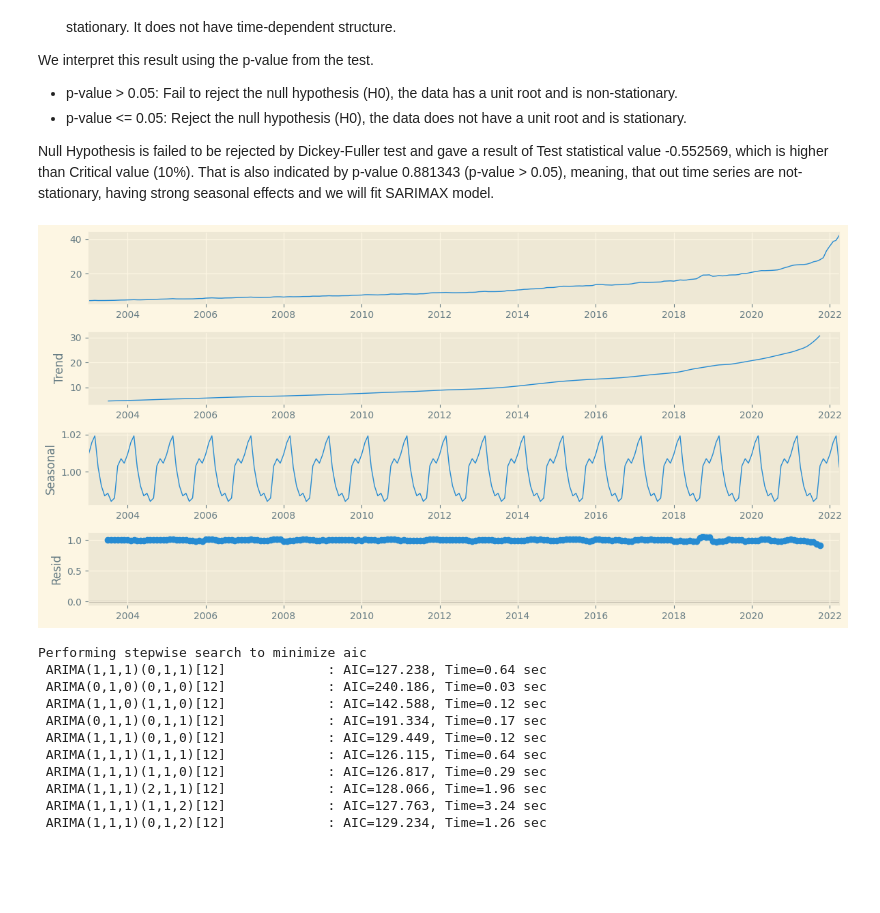
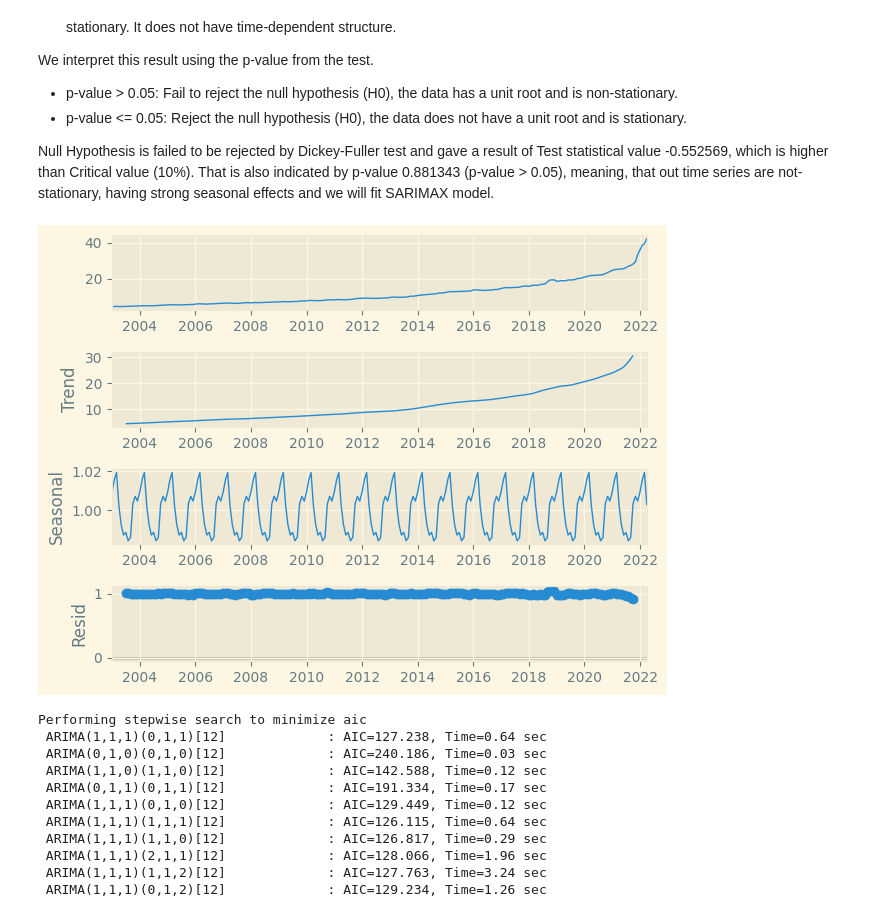
Before and after one commit to kayabo19/Average-Food-Price-Analysis, a Jupyter notebook: Final_Project.ipynb, the cells around one changed output. Saved outputs shown, nothing was run; the diff lists cells and outputs as text; code cells hidden in the pictures; blank space fills up the shorter version.

```diff
--- a/Final_Project.ipynb
+++ b/Final_Project.ipynb
@@ -96,7 +96,6 @@ df[pd.isnull(df['Value'])].count()
 df['Value']=df['Value'].astype(float)
 # %%
 # Resulting Plot
-rcParams['figure.figsize'] = 12, 6
 df.plot()
 plt.xlabel('Date')
 plt.ylabel('Price')
@@ -158,15 +157,15 @@ Null Hypothesis is failed to be rejected by Dickey-Fuller test and gave a result
 # %%
 from statsmodels.tsa.seasonal import seasonal_decompose
 result = seasonal_decompose(df, model='multiplicative')
 
 
-rcParams['figure.figsize'] = 12, 6
+
 plt.rc('lines', linewidth=1, color='r')
 
 fig = result.plot()
 #print(plt.style.available)
 # %% [output]
-[figure, old version]
+[figure, new version]
 # %%
 from pmdarima.arima import auto_arima
 
```
Also changed, not shown: parts of 17 cells of this notebook, 2 other files.
